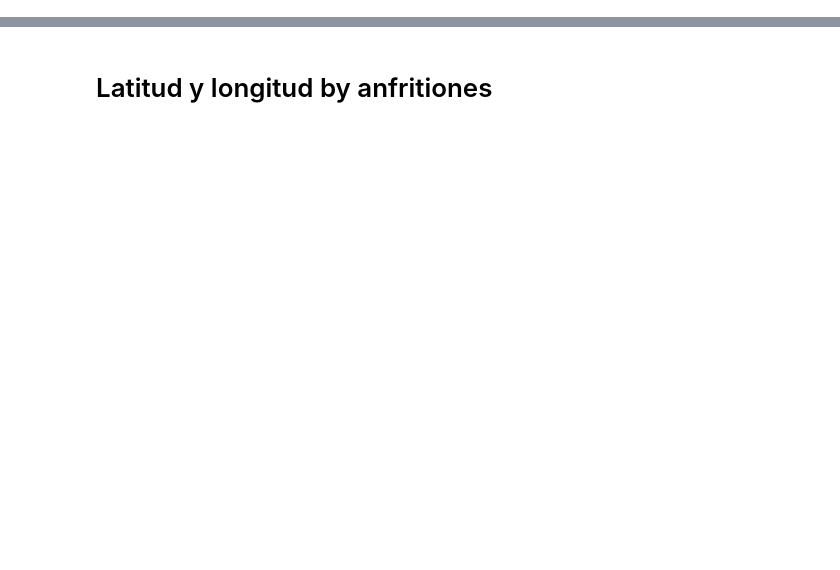
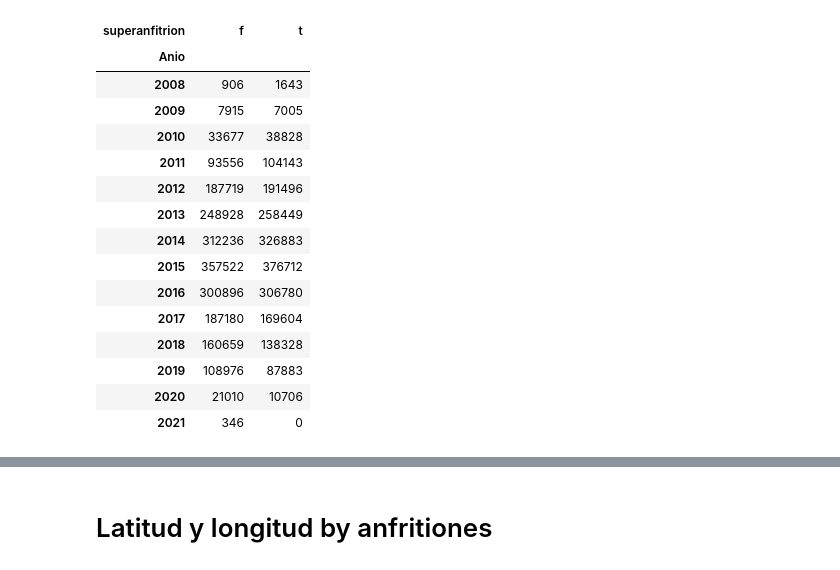
Before and after one commit to DayeMorga28/Airbnb_project, a Jupyter notebook: Airbnb_Modelado.ipynb, the cells around one changed output, grey strips where cells are left out. Saved outputs shown, nothing was run; the diff lists cells and outputs as text; code cells hidden in the pictures; blank space fills up the shorter version.

```diff
--- a/Airbnb_Modelado.ipynb
+++ b/Airbnb_Modelado.ipynb
@@ -26 +13,3 @@ df_airbnb.head()
+# %%
+df_comentarios_merges = pd.read_csv('comentarios_merge.csv')
 # %%
@@ -44,9 +33,16 @@ reservacion_instantanea                          object
 Anio                                             object
 dtype: object
 # %%
-# Cambio el tipo de dato de object a datetime
-df_airbnb['fecha_inicio_anfitrion'] = pd.to_datetime(df_airbnb['fecha_inicio_anfitrion'])
+# Cambiar tipo de datos
+df_comentarios_merges['fecha_inicio_anfitrion'] = pd.to_datetime(df_comentarios_merges['fecha_inicio_anfitrion'])
+df_comentarios_merges['Fecha'] = pd.to_datetime(df_comentarios_merges['Fecha'])
+df_comentarios_merges['Anio'] = df_comentarios_merges['Anio'].astype(str)
+df_comentarios_merges['num_habitaciones'] = df_comentarios_merges['num_habitaciones'].astype(int)
+df_comentarios_merges['total_alojamientos_anfitrion'] = df_comentarios_merges['total_alojamientos_anfitrion'].astype(int)
 
-df_airbnb['Anio'] = df_airbnb['Anio'].astype(str)
+
+#renombrar
+df_comentarios_merges.rename(columns={'Fecha': 'fecha_comentario'}, inplace = True)
+df_comentarios_merges
 # %%
 # Graficación de alojamientos acumulados por ciudades
@@ -59,6 +81,23 @@ crosstab
 # %%
 # Graficación de alojamientos acumulados por año de inicio anfitrion y superanfitrion
-crosstab = pd.crosstab(df_airbnb['Anio'], df_airbnb['superanfitrion'])
+crosstab = pd.crosstab(df_comentarios_merges['Anio'], df_comentarios_merges['superanfitrion'])
 crosstab
+# %% [output]
+| superanfitrion | f | t |
+| Anio |  |  |
+| 2008 | 906 | 1643 |
+| 2009 | 7915 | 7005 |
+| 2010 | 33677 | 38828 |
+| 2011 | 93556 | 104143 |
+| 2012 | 187719 | 191496 |
+| 2013 | 248928 | 258449 |
+| 2014 | 312236 | 326883 |
+| 2015 | 357522 | 376712 |
+| 2016 | 300896 | 306780 |
+| 2017 | 187180 | 169604 |
+| 2018 | 160659 | 138328 |
+| 2019 | 108976 | 87883 |
+| 2020 | 21010 | 10706 |
+| 2021 | 346 | 0 |
 # %%
 # Graficación de alojamientos acumulados por tiempo de respuesta de anfitrion y superanfitrion
```
Also changed, not shown: parts of 36 cells of this notebook, 3 other files.
